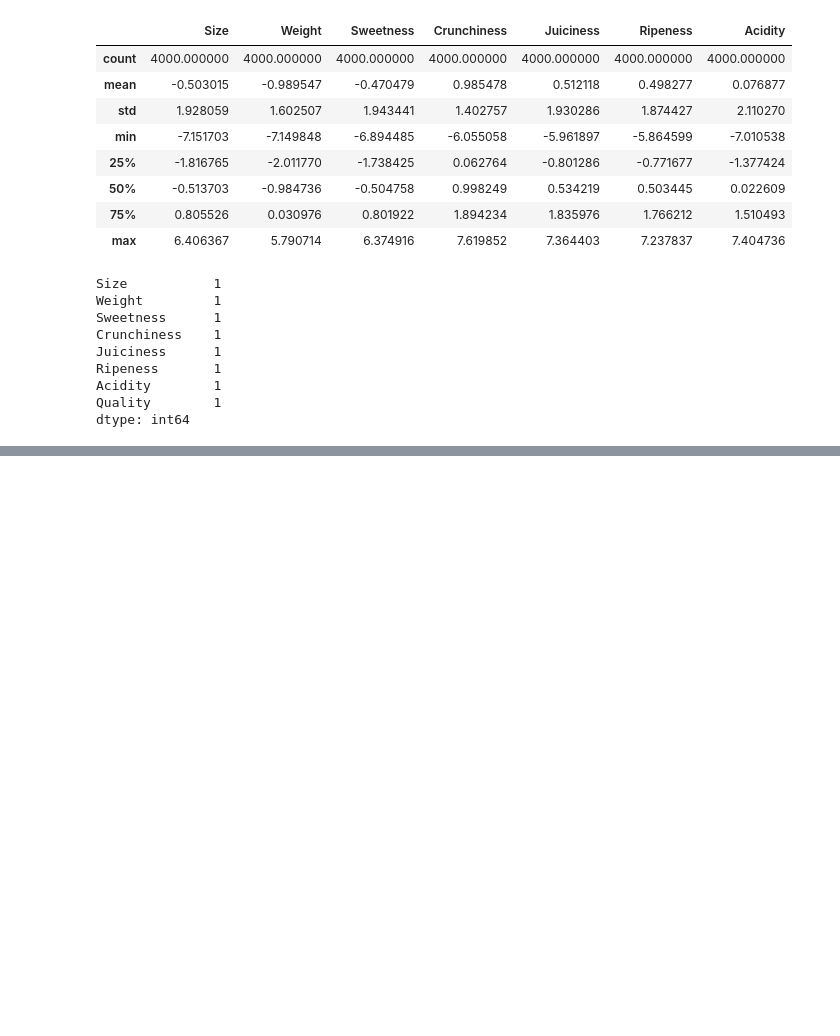
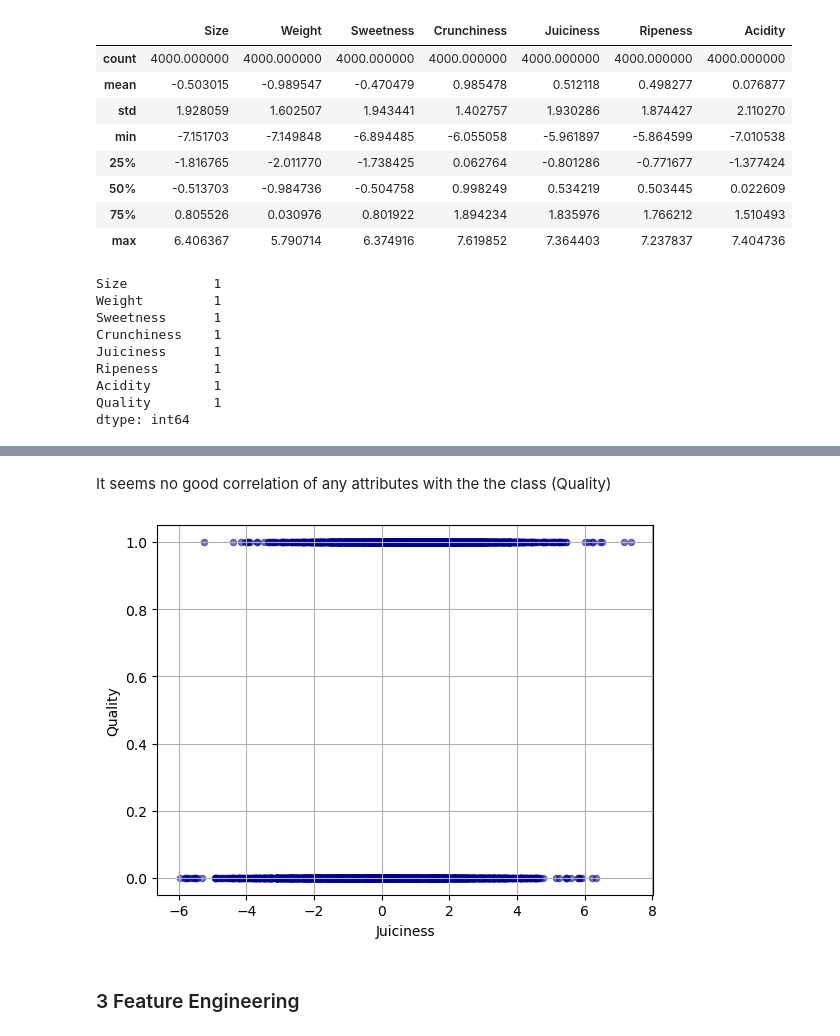
Before and after one commit to mirzaaa101/Apple-Quality-Classifier, a Jupyter notebook: AppleQualityClassifier.ipynb, the cells around one changed output, grey strips where cells are left out. Drawn from its saved outputs; the diff is of its cells as text; code cells hidden in the pictures; blank space fills up the shorter version.

```diff
--- a/AppleQualityClassifier.ipynb
+++ b/AppleQualityClassifier.ipynb
@@ -107,0 +140,9 @@ dtype: int64
+# %% [markdown]
+It seems no good correlation of any attributes with the the class (Quality)
+# %%
+apple.plot(kind="scatter", x="Juiciness", y="Quality",c='DarkBlue', alpha=0.5, grid=True)
+plt.show()
+# %% [output]
+[figure, added]
+# %% [markdown]
+### 3 Feature Engineering
```
Also changed, not shown: parts of 42 cells of this notebook.
